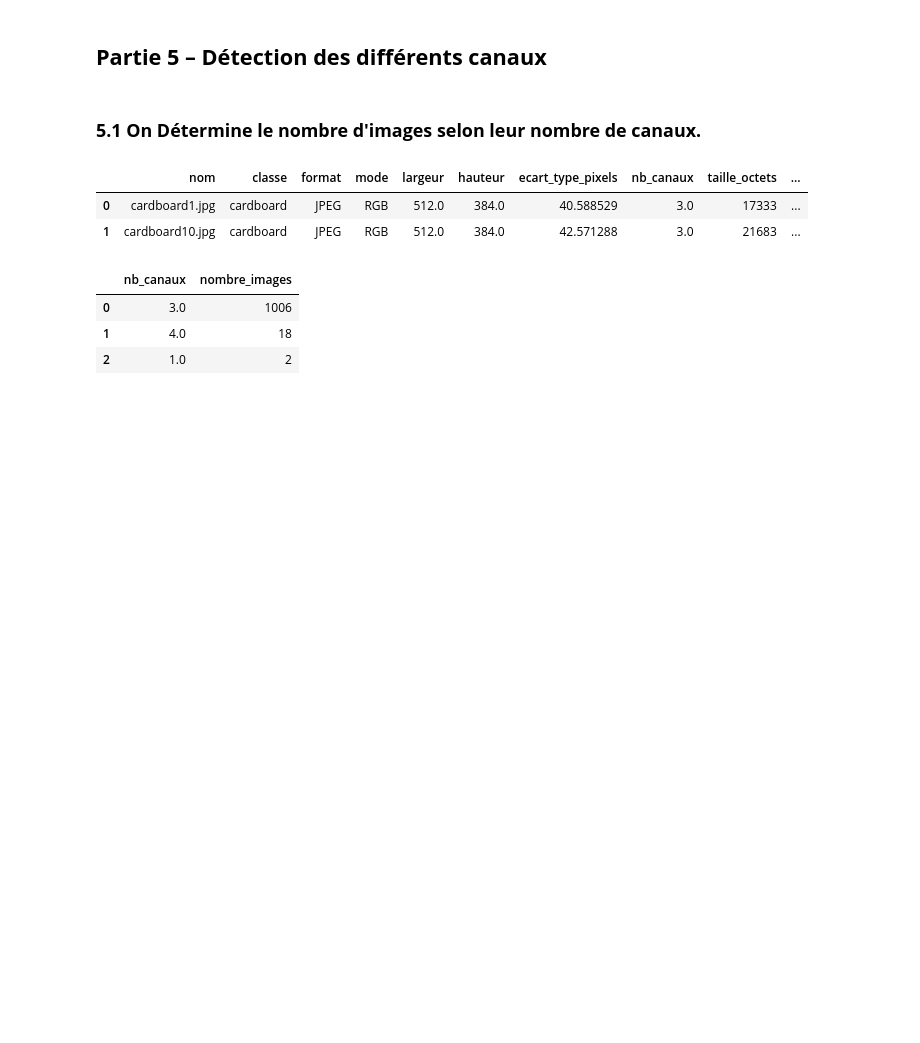
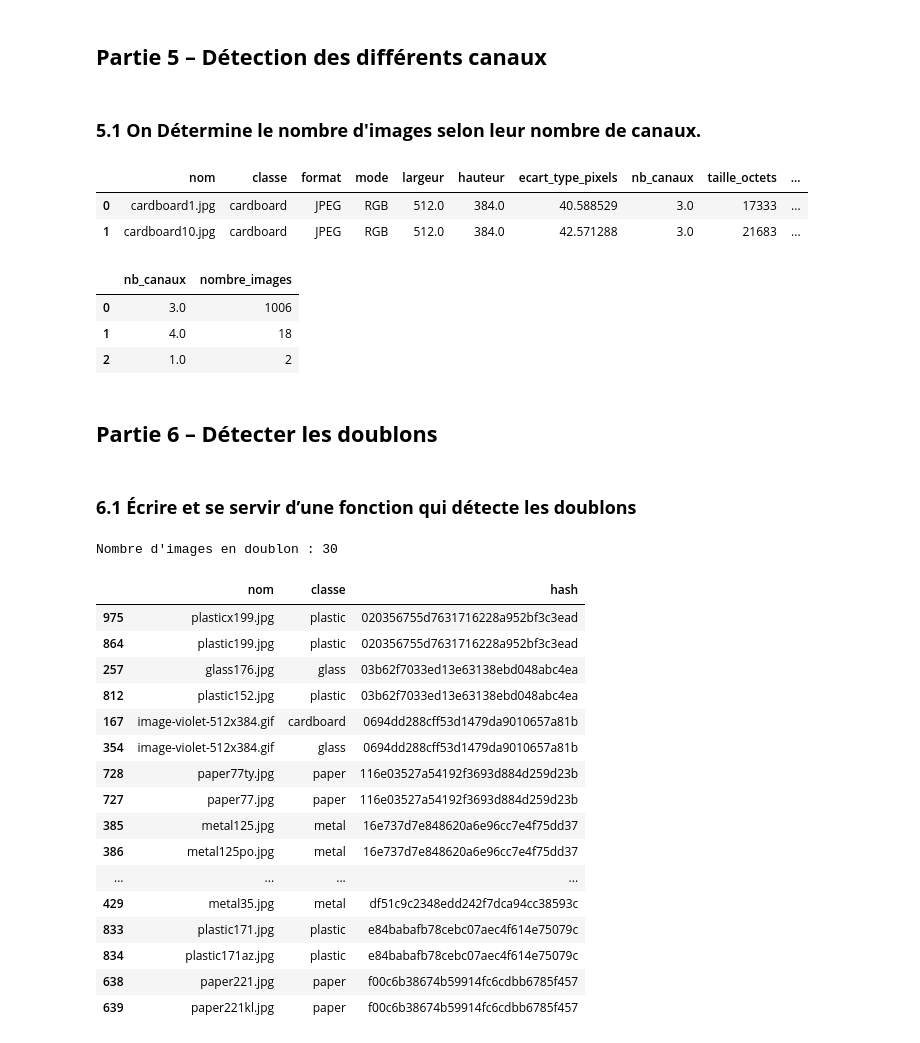
Before and after one commit to Alassanee/atelier_prepa_donnees_image, a Jupyter notebook: notebooks/atelier_prepa_donnees_images.ipynb, the cells around one changed output. Drawn from its saved outputs; the diff is of its cells as text; code cells hidden in the pictures; blank space fills up the shorter version.

Commit message:
Partie 6: fonction de detection des doublons, avec l'ago de hashage md5

```diff
--- a/notebooks/atelier_prepa_donnees_images.ipynb
+++ b/notebooks/atelier_prepa_donnees_images.ipynb
@@ -255,3 +256,7 @@ image_par_canaux
 | 0 | 3.0 | 1006 |
 | 1 | 4.0 | 18 |
 | 2 | 1.0 | 2 |
+# %% [markdown]
+## **Partie 6 – Détecter les doublons**
+# %% [markdown]
+### **6.1 Écrire et se servir d’une fonction qui détecte les doublons**
@@ -257,0 +265,46 @@ image_par_canaux
+# %%
+def dectection_doublons(file_path, classe):
+    """Calcule une empreinte (hash) à partir des pixels de l'image, pour repérer les doublons."""
+    nom = os.path.basename(file_path)
+
+    with Image.open(file_path) as img:
+        img.load()
+        pixels = np.array(img)
+
+    hash_image = hashlib.md5(pixels.tobytes()).hexdigest()
+
+    return {
+        "nom": nom,
+        "classe": classe,
+        "hash": hash_image,
+    }
+# %%
+resultats_hash = []
+for _, ligne in images_valides.iterrows():
+    chemin_image = os.path.join(RAW_DIR, ligne["classe"], ligne["nom"])
+    resultats_hash.append(dectection_doublons(chemin_image, ligne["classe"]))
+
+df_hash = pd.DataFrame(resultats_hash)
+df_doublons = df_hash[df_hash.duplicated(subset="hash", keep=False)].sort_values("hash")
+
+print(f"Nombre d'images en doublon : {len(df_doublons)}")
+df_doublons
+# %% [output]
+Nombre d'images en doublon : 30
+|  | nom | classe | hash |
+| 975 | plasticx199.jpg | plastic | 020356755d7631716228a952bf3c3ead |
+| 864 | plastic199.jpg | plastic | 020356755d7631716228a952bf3c3ead |
+| 257 | glass176.jpg | glass | 03b62f7033ed13e63138ebd048abc4ea |
+| 812 | plastic152.jpg | plastic | 03b62f7033ed13e63138ebd048abc4ea |
+| 167 | image-violet-512x384.gif | cardboard | 0694dd288cff53d1479da9010657a81b |
+| 354 | image-violet-512x384.gif | glass | 0694dd288cff53d1479da9010657a81b |
+| 728 | paper77ty.jpg | paper | 116e03527a54192f3693d884d259d23b |
+| 727 | paper77.jpg | paper | 116e03527a54192f3693d884d259d23b |
+| 385 | metal125.jpg | metal | 16e737d7e848620a6e96cc7e4f75dd37 |
+| 386 | metal125po.jpg | metal | 16e737d7e848620a6e96cc7e4f75dd37 |
+| ... | ... | ... | ... |
+| 429 | metal35.jpg | metal | df51c9c2348edd242f7dca94cc38593c |
+| 833 | plastic171.jpg | plastic | e84babafb78cebc07aec4f614e75079c |
+| 834 | plastic171az.jpg | plastic | e84babafb78cebc07aec4f614e75079c |
+| 638 | paper221.jpg | paper | f00c6b38674b59914fc6cdbb6785f457 |
+| 639 | paper221kl.jpg | paper | f00c6b38674b59914fc6cdbb6785f457 |
```
Also changed, not shown: parts of 2 cells of this notebook.
